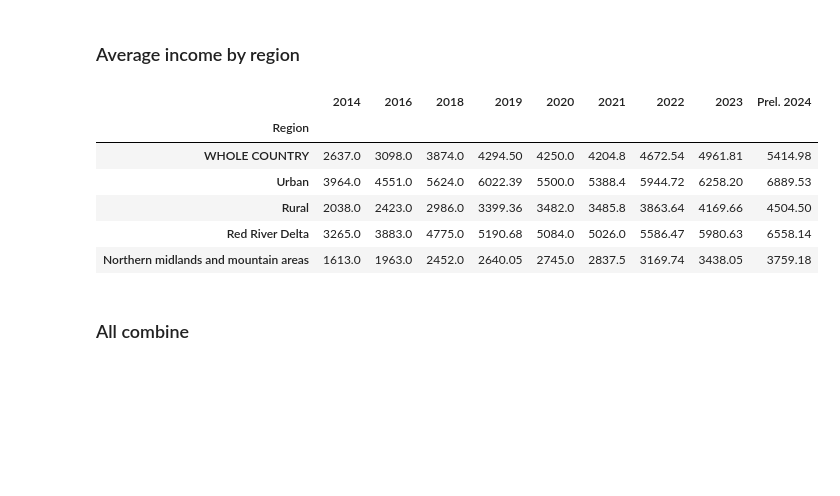
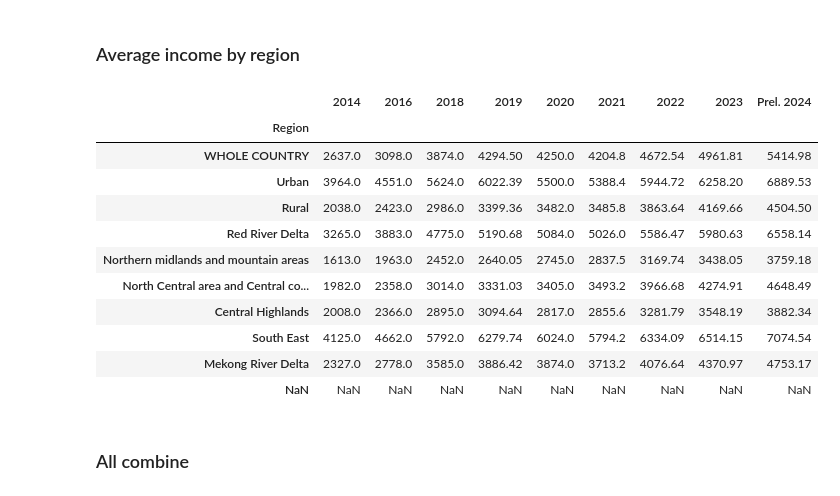
Before and after one commit to quocan91tc/DALAS_Project, a Jupyter notebook: main.ipynb, the cells around one changed output. Drawn from its saved outputs; the diff is of its cells as text; code cells hidden in the pictures; blank space fills up the shorter version.

```diff
--- a/main.ipynb
+++ b/main.ipynb
@@ -578,18 +588,23 @@ np.float64(1239.0)
 # %%
 df_avg_income = pd.read_csv('data/VN_avg_monthly_income_1424.csv', header=1)
 # Normalize pivot column name
 df_avg_income = df_avg_income.rename(columns={'Residence and region': 'Region'})
 
 # Set Region column as index
 df_avg_income = df_avg_income.set_index('Region')
-df_avg_income.head()
+df_avg_income
 # %% [output]
 |  | 2014 | 2016 | 2018 | 2019 | 2020 | 2021 | 2022 | 2023 | Prel. 2024 |
 | Region |  |  |  |  |  |  |  |  |  |
 | WHOLE COUNTRY | 2637.0 | 3098.0 | 3874.0 | 4294.50 | 4250.0 | 4204.8 | 4672.54 | 4961.81 | 5414.98 |
 | Urban | 3964.0 | 4551.0 | 5624.0 | 6022.39 | 5500.0 | 5388.4 | 5944.72 | 6258.20 | 6889.53 |
 | Rural | 2038.0 | 2423.0 | 2986.0 | 3399.36 | 3482.0 | 3485.8 | 3863.64 | 4169.66 | 4504.50 |
 | Red River Delta | 3265.0 | 3883.0 | 4775.0 | 5190.68 | 5084.0 | 5026.0 | 5586.47 | 5980.63 | 6558.14 |
 | Northern midlands and mountain areas | 1613.0 | 1963.0 | 2452.0 | 2640.05 | 2745.0 | 2837.5 | 3169.74 | 3438.05 | 3759.18 |
+| North Central area and Central co... | 1982.0 | 2358.0 | 3014.0 | 3331.03 | 3405.0 | 3493.2 | 3966.68 | 4274.91 | 4648.49 |
+| Central Highlands | 2008.0 | 2366.0 | 2895.0 | 3094.64 | 2817.0 | 2855.6 | 3281.79 | 3548.19 | 3882.34 |
+| South East | 4125.0 | 4662.0 | 5792.0 | 6279.74 | 6024.0 | 5794.2 | 6334.09 | 6514.15 | 7074.54 |
+| Mekong River Delta | 2327.0 | 2778.0 | 3585.0 | 3886.42 | 3874.0 | 3713.2 | 4076.64 | 4370.97 | 4753.17 |
+| NaN | NaN | NaN | NaN | NaN | NaN | NaN | NaN | NaN | NaN |
 # %% [markdown]
 ### All combine
```
Also changed, not shown: parts of 7 cells of this notebook.
